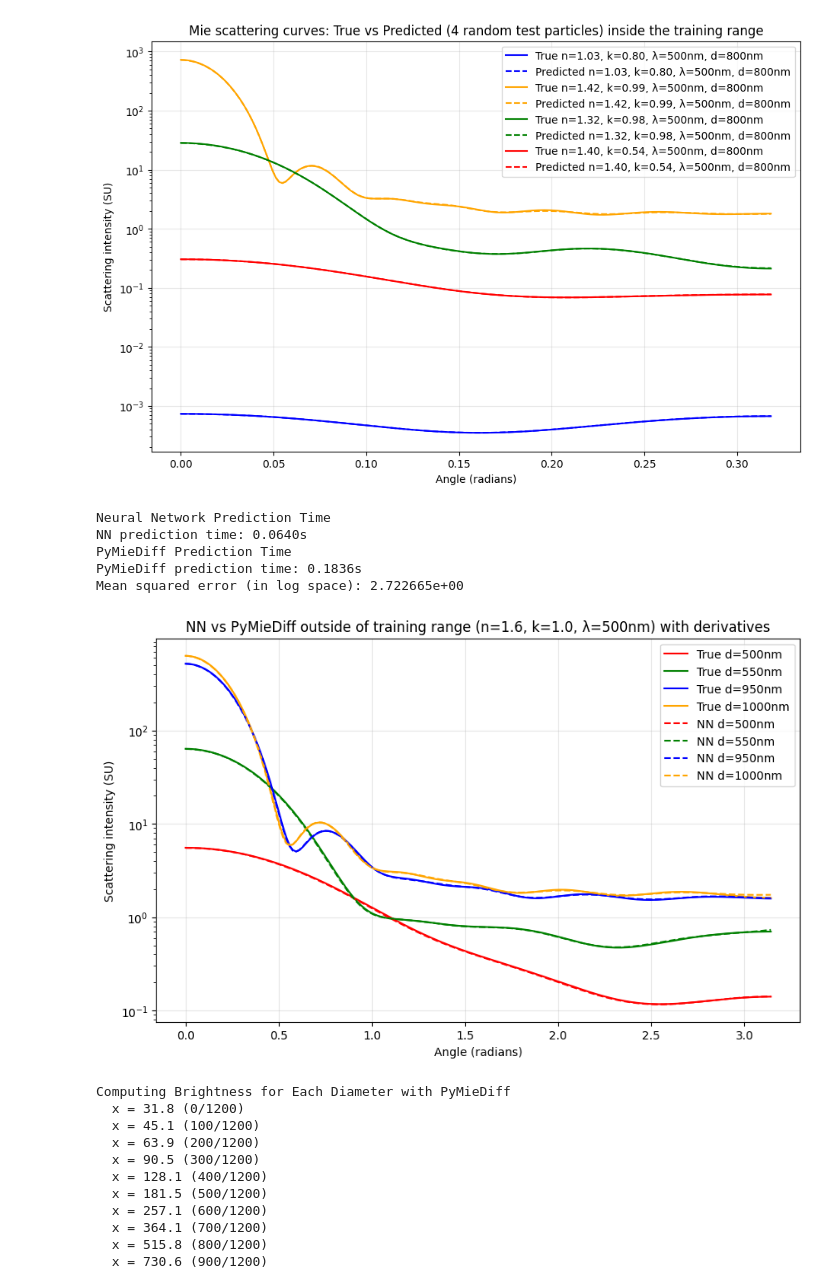
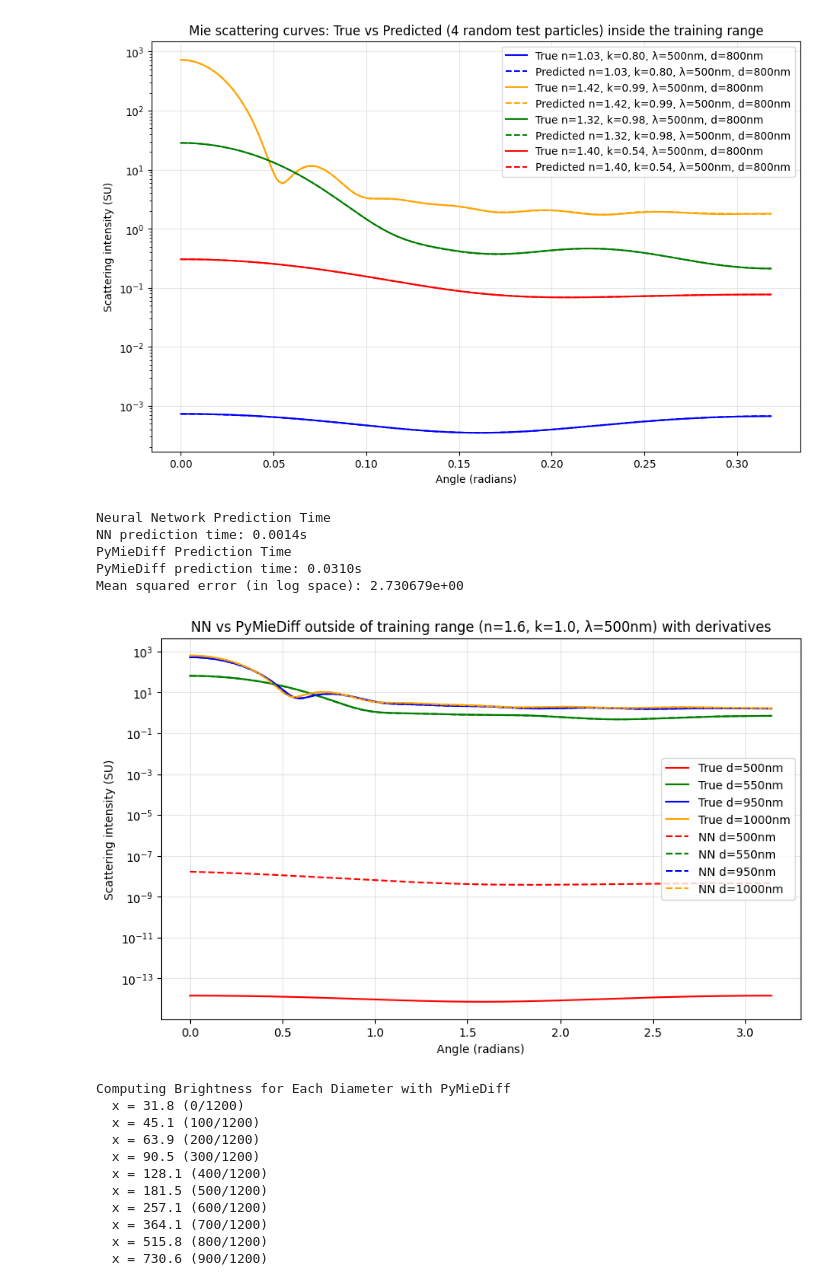
Before and after one commit to james-613/Modified_pyMieScatt_NN, a Jupyter notebook: NN_with_all_derivatives.ipynb, the cells around one changed output. Saved outputs shown, nothing was run; the diff lists cells and outputs as text; code cells hidden in the pictures.

```diff
--- a/NN_with_all_derivatives.ipynb
+++ b/NN_with_all_derivatives.ipynb
@@ -315,6 +315,8 @@ model = nn.Sequential(
     nn.Linear(4, 64),       # input layer: 4 features to 128 neurons
     nn.GELU(),
     nn.Linear(64, 128),     # hidden layer: 128 to 256
+    nn.GELU(),
+    nn.Linear(128, 128),
     nn.GELU(),
     nn.Linear(128, 64),
     nn.GELU(),
@@ -371,7 +375,7 @@ Parameter Group 0
 Loss function: MSELoss()
 # %%
 N_EPOCHS = 200
-BATCH_SIZE = 128
+BATCH_SIZE = 64
 
 train_losses = []
 test_losses = []
@@ -626,44 +622,44 @@ print(f"PyMieDiff prediction time: {elapsed:.4f}s")
 error = np.mean((np.log10(nn_curve) - np.log10(true_curve))**2)
 print(f"Mean squared error (in log space): {error:.6e}")
 
-true_curve_1 = py_Mie_Diff_Scattering(500, 300,  1.2, 1.0).numpy()
+true_curve_1 = py_Mie_Diff_Scattering(450, 10,  1.0, 0.5).numpy()
 true_curve_2 = py_Mie_Diff_Scattering(500, 550,  1.2, 1.0).numpy()
 true_curve_3 = py_Mie_Diff_Scattering(500, 950,  1.2, 1.0).numpy()
 true_curve_4 = py_Mie_Diff_Scattering(500, 1000, 1.2, 1.0).numpy()
 
 # corresponding x values:
-nn_curve_1 = predict_scattering(np.pi * 300 / 500,  1.2, 1.0)   # x = π
+nn_curve_1 = predict_scattering(np.pi * 10 / 450 ,  1.0, 0.5)   # x = π
 nn_curve_2 = predict_scattering(np.pi * 550 / 500,  1.2, 1.0)   # x ≈ 3.46
 nn_curve_3 = predict_scattering(np.pi * 950 / 500,  1.2, 1.0)   # x ≈ 5.97
 nn_curve_4 = predict_scattering(np.pi * 1000 / 500, 1.2, 1.0)   # x ≈ 6.28
 
 angles = np.linspace(0, 180, 181) * np.pi / 180
 plt.figure(figsize=(10, 6))
 
 plt.plot(angles, true_curve_1, label='True d=500nm', color='red', linestyle='-')
 plt.plot(angles, true_curve_2, label='True d=550nm', color='green', linestyle='-')
 plt.plot(angles, true_curve_3, label='True d=950nm', color='blue', linestyle='-')
 plt.plot(angles, true_curve_4, label='True d=1000nm', color='orange', linestyle='-')
 
 plt.plot(angles, nn_curve_1, label='NN d=500nm', color='red', linestyle='--')
 plt.plot(angles, nn_curve_2, label='NN d=550nm', color='green', linestyle='--')
 plt.plot(angles, nn_curve_3, label='NN d=950nm', color='blue', linestyle='--')
 plt.plot(angles, nn_curve_4, label='NN d=1000nm', color='orange', linestyle='--')
 
 plt.xlabel("Angle (radians)")
 plt.ylabel("Scattering intensity (SU)")
 plt.title(f"NN vs PyMieDiff outside of training range (n=1.6, k=1.0, λ=500nm) with derivatives")
 plt.yscale('log')
 plt.legend()
 plt.grid(True, alpha=0.3)
 plt.show()
 # %% [output]
 Neural Network Prediction Time
-NN prediction time: 0.0640s
+NN prediction time: 0.0014s
 PyMieDiff Prediction Time
-PyMieDiff prediction time: 0.1836s
-Mean squared error (in log space): 2.722665e+00
+PyMieDiff prediction time: 0.0310s
+Mean squared error (in log space): 2.730679e+00
-[figure, old version]
+[figure, new version]
 # %%
 # creating 2D plot
 
```
Also changed, not shown: parts of 11 cells of this notebook, 2 other files.
